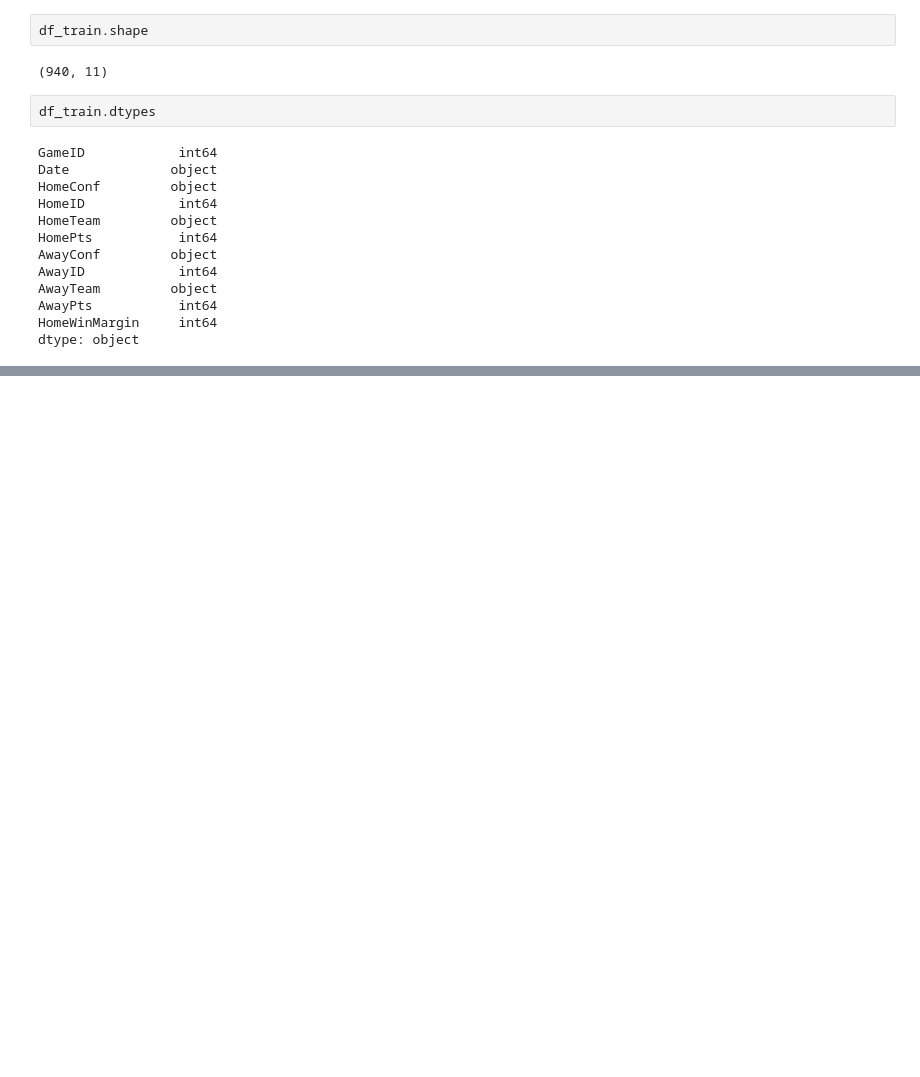
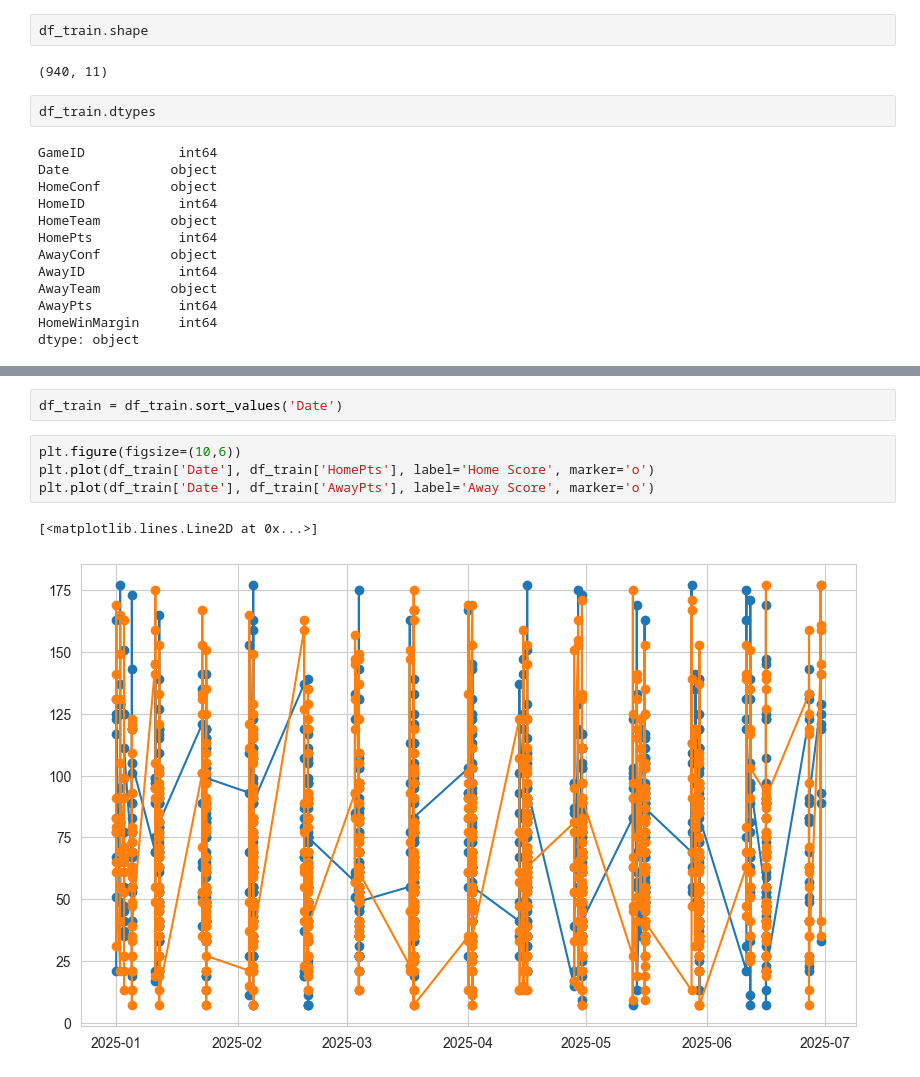
Before and after one commit to SahilDSangani/Algosports, a Jupyter notebook: EDA.ipynb, the cells around one changed output, grey strips where cells are left out. Cells and saved outputs as stored; diff of their text form; blank space fills up the shorter version.

```diff
--- a/EDA.ipynb
+++ b/EDA.ipynb
@@ -32,0 +110,9 @@ dtype: object
+# %%
+df_train = df_train.sort_values('Date')
+# %%
+plt.figure(figsize=(10,6))
+plt.plot(df_train['Date'], df_train['HomePts'], label='Home Score', marker='o')
+plt.plot(df_train['Date'], df_train['AwayPts'], label='Away Score', marker='o')
+# %% [output]
+[<matplotlib.lines.Line2D at 0x...>]
+[figure, added]
```
Also changed, not shown: parts of 6 cells of this notebook.
